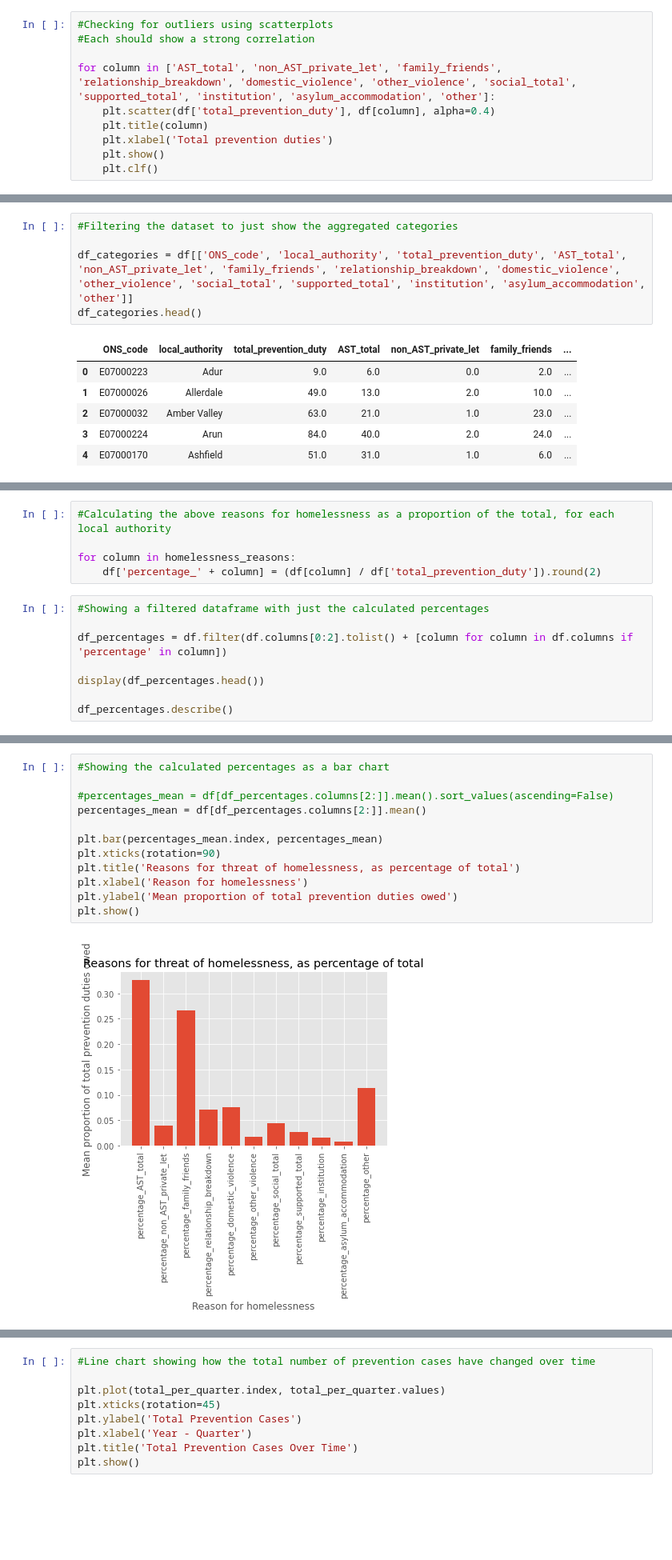
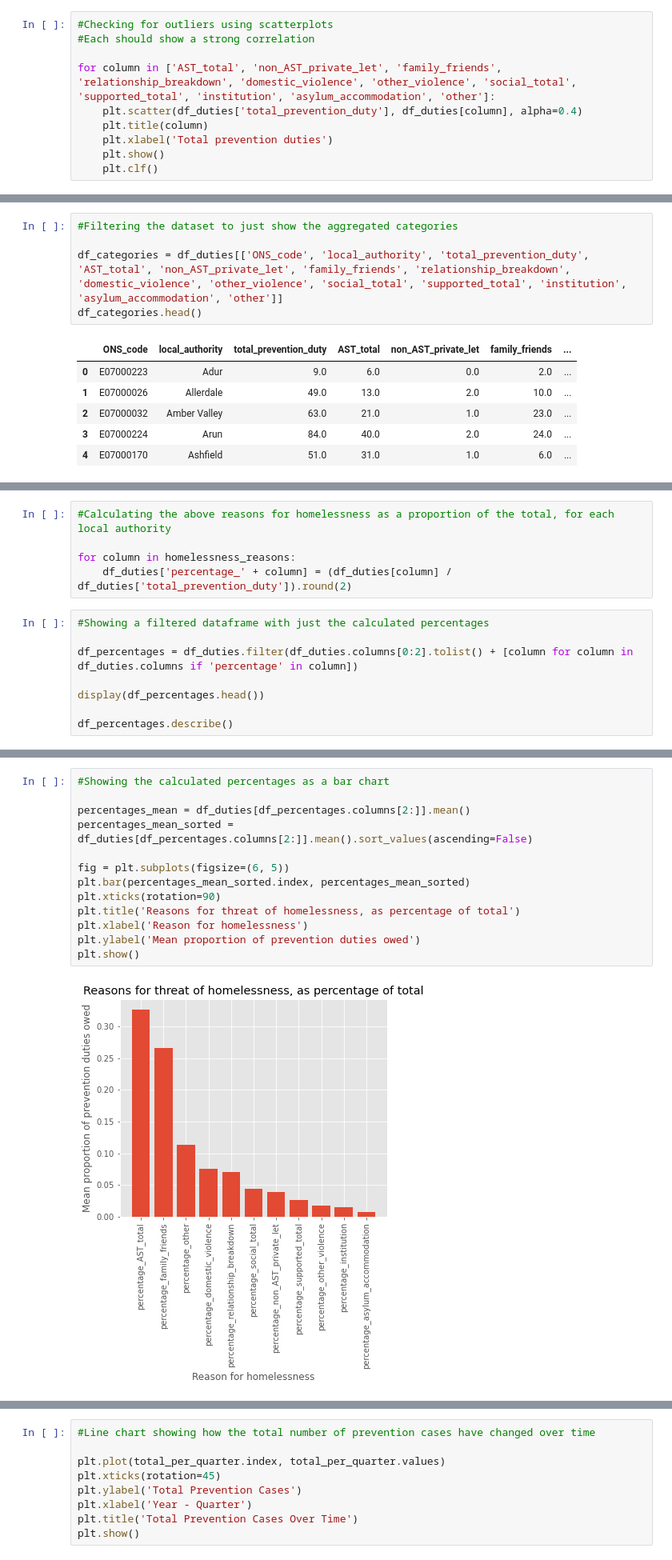
Before and after one commit to lu-fisher/Homelessness-reasons, a Jupyter notebook: Initial analysis - Prevention duties.ipynb, the cells around one changed output, grey strips where cells are left out. Shown at 80% size. Saved outputs shown, nothing was run; the diff lists cells and outputs as text; blank space fills up the shorter version.

```diff
--- a/Initial analysis - Prevention duties.ipynb
+++ b/Initial analysis - Prevention duties.ipynb
@@ -43,7 +53,7 @@ for column in ['total_prevention_duty', 'AST_total', 'non_AST_private_let', 'fam
 #Each should show a strong correlation
 
 for column in ['AST_total', 'non_AST_private_let', 'family_friends', 'relationship_breakdown', 'domestic_violence', 'other_violence', 'social_total', 'supported_total', 'institution', 'asylum_accommodation', 'other']:
-    plt.scatter(df['total_prevention_duty'], df[column], alpha=0.4)
+    plt.scatter(df_duties['total_prevention_duty'], df_duties[column], alpha=0.4)
     plt.title(column)
     plt.xlabel('Total prevention duties')
     plt.show()
@@ -64,7 +74,7 @@ for column in ['AST_total', 'non_AST_private_let', 'family_friends', 'relationsh
 # %%
 #Filtering the dataset to just show the aggregated categories
 
-df_categories = df[['ONS_code', 'local_authority', 'total_prevention_duty', 'AST_total', 'non_AST_private_let', 'family_friends', 'relationship_breakdown', 'domestic_violence', 'other_violence', 'social_total', 'supported_total', 'institution', 'asylum_accommodation', 'other']]
+df_categories = df_duties[['ONS_code', 'local_authority', 'total_prevention_duty', 'AST_total', 'non_AST_private_let', 'family_friends', 'relationship_breakdown', 'domestic_violence', 'other_violence', 'social_total', 'supported_total', 'institution', 'asylum_accommodation', 'other']]
 df_categories.head()
 # %% [output]
 |  | ONS_code | local_authority | total_prevention_duty | AST_total | non_AST_private_let | family_friends | ... |
@@ -93,11 +103,11 @@ plt.clf()
 #Calculating the above reasons for homelessness as a proportion of the total, for each local authority
 
 for column in homelessness_reasons:
-    df['percentage_' + column] = (df[column] / df['total_prevention_duty']).round(2)
+    df_duties['percentage_' + column] = (df_duties[column] / df_duties['total_prevention_duty']).round(2)
 # %%
 #Showing a filtered dataframe with just the calculated percentages
 
-df_percentages = df.filter(df.columns[0:2].tolist() + [column for column in df.columns if 'percentage' in column])
+df_percentages = df_duties.filter(df_duties.columns[0:2].tolist() + [column for column in df_duties.columns if 'percentage' in column])
 
 display(df_percentages.head())
 
@@ -121,15 +131,16 @@ df_percentages.describe()
 # %%
 #Showing the calculated percentages as a bar chart
 
-#percentages_mean = df[df_percentages.columns[2:]].mean().sort_values(ascending=False)
-percentages_mean = df[df_percentages.columns[2:]].mean()
+percentages_mean = df_duties[df_percentages.columns[2:]].mean()
+percentages_mean_sorted = df_duties[df_percentages.columns[2:]].mean().sort_values(ascending=False)
 
-plt.bar(percentages_mean.index, percentages_mean)
+fig = plt.subplots(figsize=(6, 5))
+plt.bar(percentages_mean_sorted.index, percentages_mean_sorted)
 plt.xticks(rotation=90)
 plt.title('Reasons for threat of homelessness, as percentage of total')
 plt.xlabel('Reason for homelessness')
-plt.ylabel('Mean proportion of total prevention duties owed')
+plt.ylabel('Mean proportion of prevention duties owed')
 plt.show()
 # %% [output]
-[figure, old version]
+[figure, new version]
 # %%
```
Also changed, not shown: parts of 29 cells of this notebook, 9 other files.
